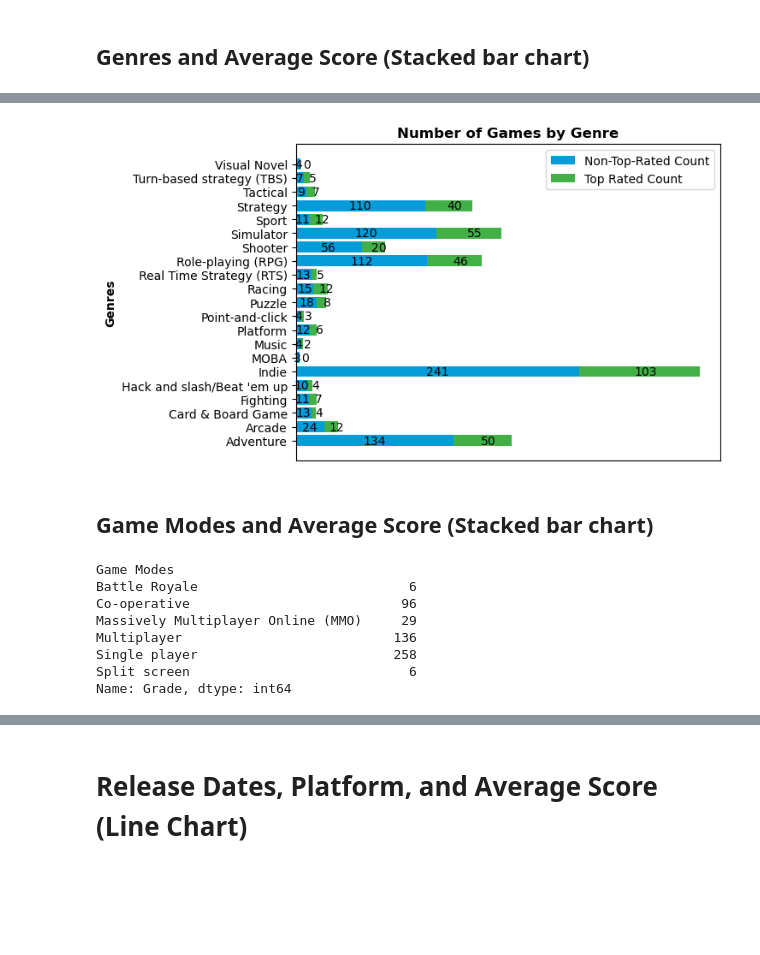
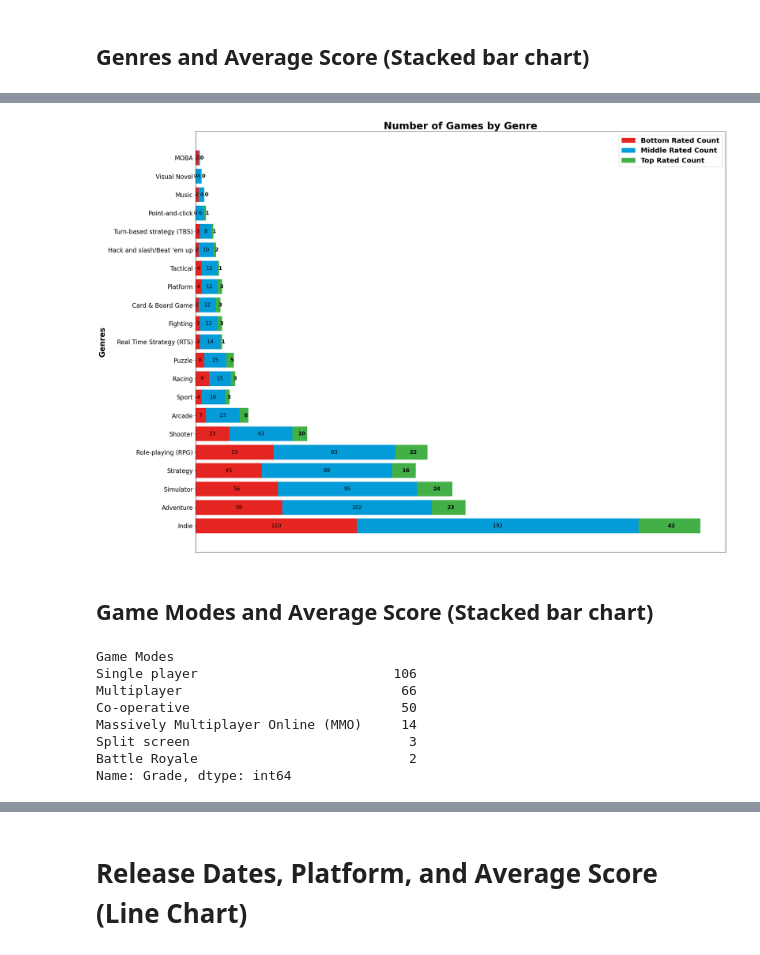
Before and after one commit to nlabern/Project_1_Steam_PC_, a Jupyter notebook: Data-analysis.ipynb, the cells around one changed output, grey strips where cells are left out. Cells and saved outputs as stored; diff of their text form; code cells hidden in the pictures; blank space fills up the shorter version.

Commit message:
Analyzed data slightly differently and made different visuals

```diff
--- a/Data-analysis.ipynb
+++ b/Data-analysis.ipynb
@@ -301,8 +304,8 @@ plt.show()
 # %% [markdown]
 ## Genres and Average Score (Stacked bar chart)
 # %%
-# Group all the games by genre as counts of the non-highest rated games in each genre: this will be the first segment of the stacked bar.
-genre_count = genre_df[genre_df["Grade"] != "Very High"].groupby("Genres")["Grade"].count()
+# Group the games by genre as counts of the lowest rated games in each genre: this will be the first segment of the stacked bar.
+genre_count = genre_df[genre_df["Grade"] == "Very Low"].groupby("Genres")["Grade"].count().sort_values(ascending=False)
 genre_count
 # %% [output]
 Genres
@@ -324 +327,5 @@ Visual Novel                    4
 Name: Grade, dtype: int64
+# %%
+# Group the games by genre as counts of the high & low rated games in each genre: this will be the second segment of the stacked bar.
+genre_mid = genre_df[genre_df["Grade"].isin(['Low', 'High'])].groupby("Genres")["Grade"].count().sort_values(ascending=False)
+genre_mid
@@ -325,6 +350,6 @@ Name: Grade, dtype: int64
 # %%
-# Group the top rated games by genre as counts of all the games in each genre: this will be the second of the stacked bar
-genre_top_rated = genre_df[genre_df["Grade"]== "Very High"].groupby("Genres")["Grade"].count()
+# Group the games by genre as counts of all the top rated games in each genre: this will be the third segment of the stacked bar
+genre_top_rated = genre_df[genre_df["Grade"]== "Very High"].groupby("Genres")["Grade"].count().sort_values(ascending=False)
 genre_top_rated
 # %% [output]
 Genres
@@ -348,8 +376,9 @@ Name: Grade, dtype: int64
 # Combine the groupbys into a DataFrame so that the bar graphs will have the same categories,
 # which will resolve the encountered problem with stacking the bars graphs together
 genre_counts_df = pd.DataFrame({
-    "Non-Top-Rated Count": genre_count,
+    "Bottom Rated Count": genre_count,
+    "Middle Rated Count": genre_mid,
     "Top Rated Count": genre_top_rated
-}).fillna(0) # Replace nulls with value that occur since certain genres don't have games of the highest grade.
+}).fillna(0).sort_values(by="Middle Rated Count", ascending=False) # Replace nulls with value that occur since certain genres don't have games of the highest grade.
 genre_counts_df
 # %% [output]
@@ -374,32 +403,41 @@ genre_counts_df
 # %%
 fig, ax = plt.subplots()
 # Plot the first segment of each bar
-total = ax.barh(genre_counts_df.index, genre_counts_df["Non-Top-Rated Count"].values, color="#049CD8", label="Non-Top-Rated Count")
+bottom = ax.barh(genre_counts_df.index, genre_counts_df["Bottom Rated Count"].values, color="#E52521", label="Bottom Rated Count")
 # Plot the second segment of each bar on top of the first segment
-top = ax.barh(genre_counts_df.index, genre_counts_df["Top Rated Count"].values, left=genre_counts_df["Non-Top-Rated Count"].values, color="#43B047", label="Top Rated Count")
-ax.bar_label(top, label_type='center', padding=5)
-ax.bar_label(total, label_type='center')
+mid = ax.barh(genre_counts_df.index, genre_counts_df["Middle Rated Count"].values,
+            left=genre_counts_df["Bottom Rated Count"].values, color="#049CD8", label="Middle Rated Count")
+# Plot the third segment of each bar on top of the other segments
+top = ax.barh(genre_counts_df.index, genre_counts_df["Top Rated Count"].values,
+            left=[sum(x) for x in zip(genre_counts_df["Bottom Rated Count"].values, genre_counts_df["Middle Rated Count"].values)],
+            color="#43B047", label="Top Rated Count")
+
+ax.bar_label(top, label_type='center', padding=5, fontweight ="bold", fontsize=14)
+ax.bar_label(mid, label_type='center', fontsize=14)
+ax.bar_label(bottom, label_type='center', fontweight ="medium", fontsize=14)
 ax.xaxis.set_visible(False)
-#ax.set_xlabel('Number of Games', fontweight ="bold")
-ax.set_ylabel('Genres', fontweight ="bold")
-ax.set_title("Number of Games by Genre", fontweight ="bold")
-ax.legend(loc="best")
-plt.savefig("Visuals/Number_of_games_by_genre.png",bbox_inches="tight")
+ax.set_ylabel('Genres', fontweight ="bold", fontsize=20)
+ax.set_title("Number of Games by Genre", fontweight ="heavy", fontsize=26)
+ax.legend(loc="best", prop={'size': 18, 'weight': 'bold'})
+fig.set_size_inches(w=25, h=20)
+
+plt.tick_params(axis='y', labelsize=16)
+plt.savefig("Visuals/Barh_Chart_1-Number_of_games_by_genre.png")
 plt.show()
 # %% [output]
-[figure, old version]
+[figure, new version]
 # %% [markdown]
 ## Game Modes and Average Score (Stacked bar chart)
 # %%
-# Group all the games by game mode as counts of non-highest rated games in each game mode: this will be the first segment of the stacked bar.
-mode_count = game_mode_df[game_mode_df["Grade"]!= "Very High"].groupby("Game Modes")["Grade"].count()
+# Group the games by game mode as counts of lowest rated games in each game mode: this will be the first segment of the stacked bar.
+mode_count = game_mode_df[game_mode_df["Grade"]== "Very Low"].groupby("Game Modes")["Grade"].count().sort_values(ascending=False)
 mode_count
 # %% [output]
 Game Modes
-Battle Royale                           6
-Co-operative                           96
-Massively Multiplayer Online (MMO)     29
-Multiplayer                           136
-Single player                         258
-Split screen                            6
+Single player                         106
+Multiplayer                            66
+Co-operative                           50
+Massively Multiplayer Online (MMO)     14
+Split screen                            3
+Battle Royale                           2
 Name: Grade, dtype: int64
```
Also changed, not shown: parts of 34 cells of this notebook, 8 other files.
